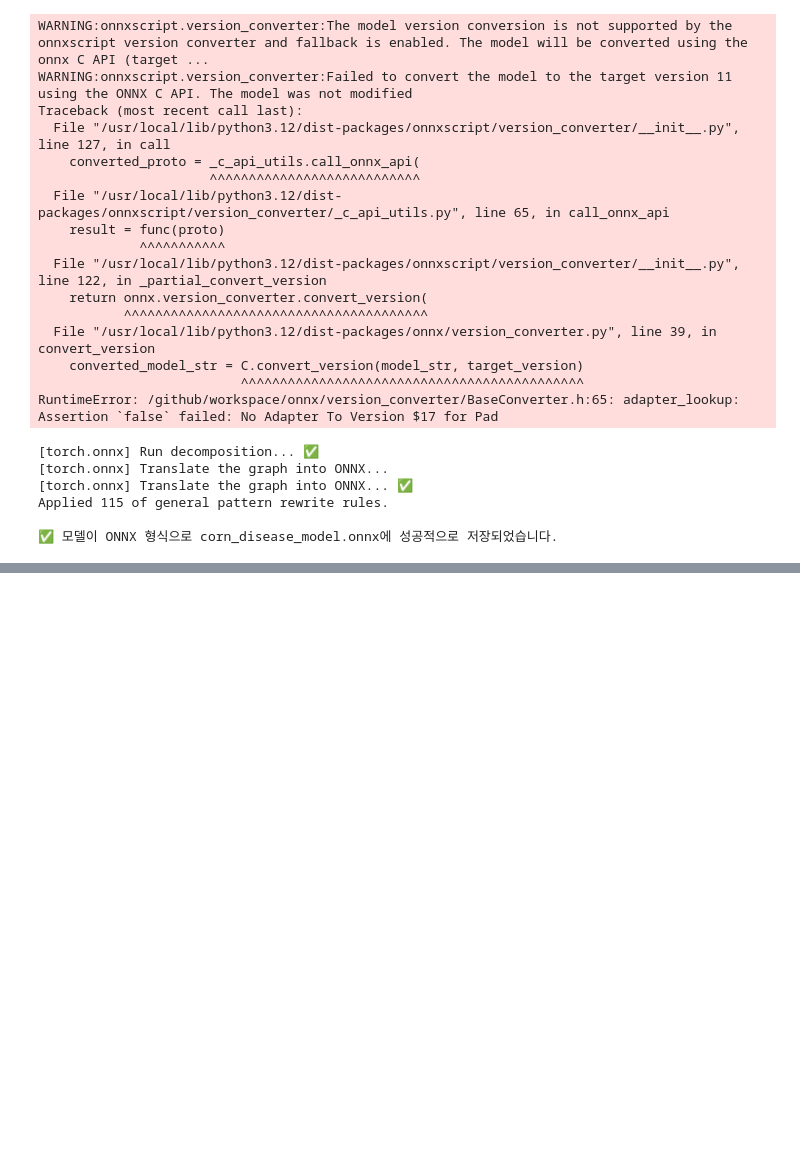
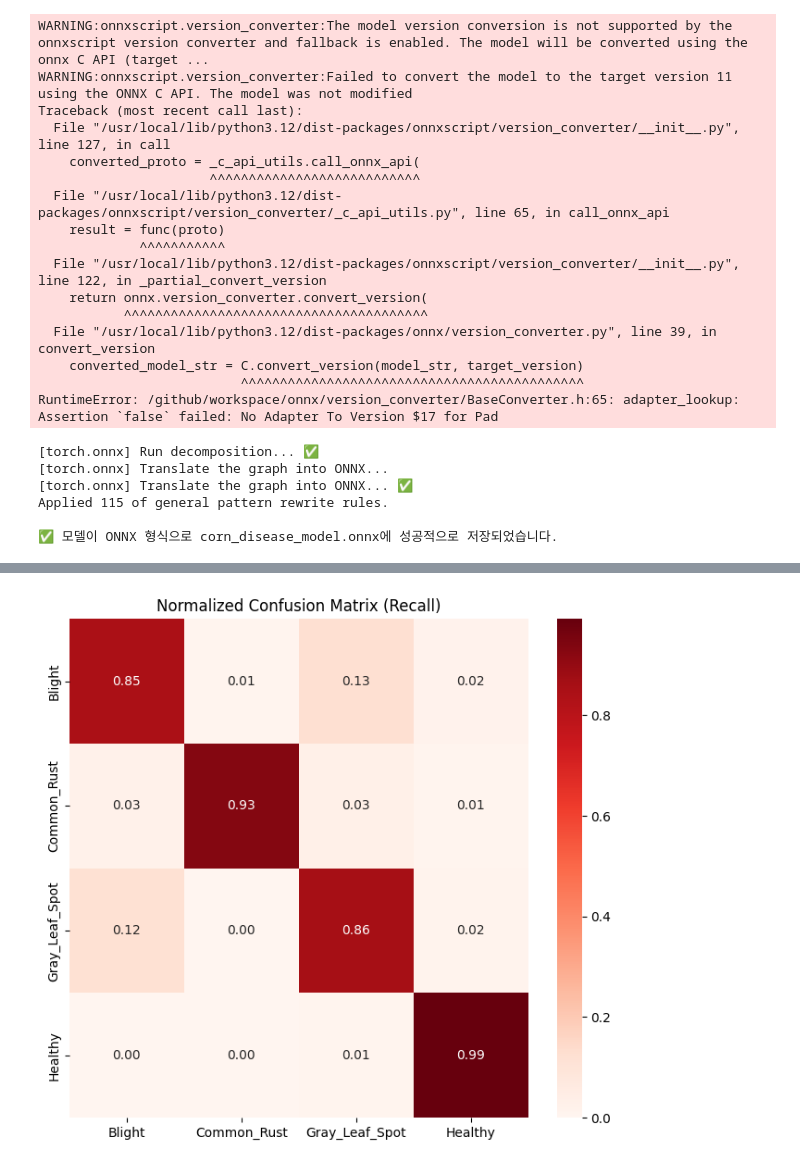
Before and after one commit to farmers-note/farmers-note-ml-dev, a Jupyter notebook: notebook/corn_disease_model.ipynb, the cells around one changed output, grey strips where cells are left out. Cells and saved outputs as stored; diff of their text form; code cells hidden in the pictures; blank space fills up the shorter version.

```diff
--- a/notebook/corn_disease_model.ipynb
+++ b/notebook/corn_disease_model.ipynb
@@ -405,0 +548,10 @@ Applied 115 of general pattern rewrite rules.
+# %%
+# 정규화된 혼동 행렬
+cm_norm = confusion_matrix(y_true, y_pred, normalize='true')
+plt.figure(figsize=(8, 7))
+sns.heatmap(cm_norm, annot=True, fmt='.2f', cmap='Reds',
+            xticklabels=class_names, yticklabels=class_names)
+plt.title('Normalized Confusion Matrix (Recall)')
+plt.show()
+# %% [output]
+[figure, added]
```
Also changed, not shown: parts of 7 cells of this notebook, 6 other files.
